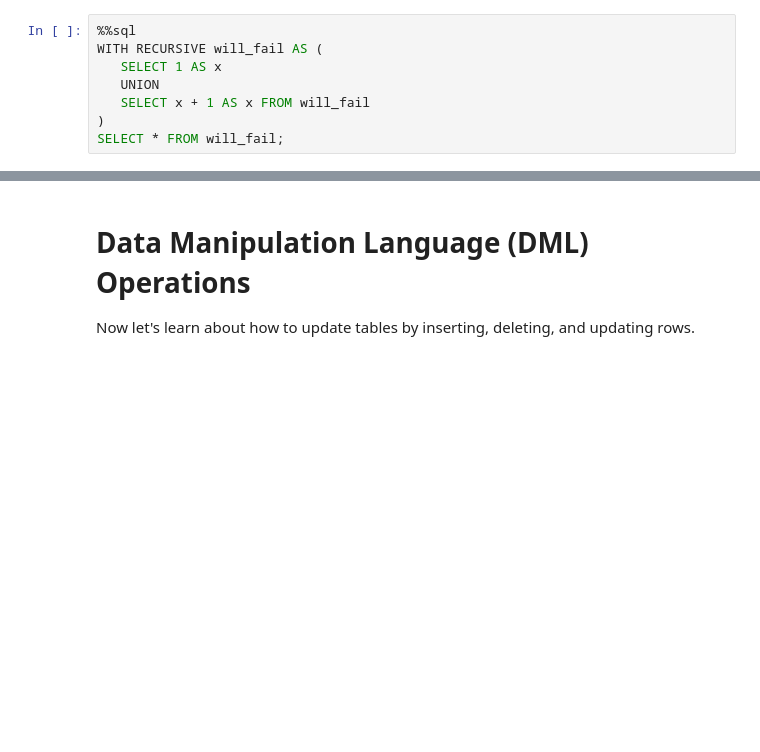
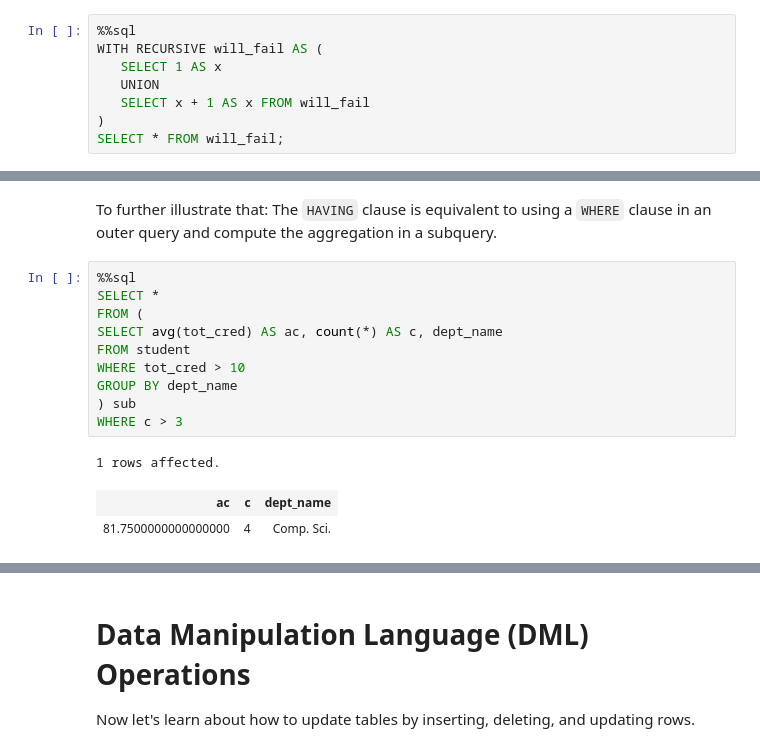
Before and after one commit to IITDBGroup/cs425, a Jupyter notebook: classnotebook-2017-Fall/CS425-2017-Notebook.ipynb, the cells around one changed output, grey strips where cells are left out. Drawn from its saved outputs; the diff is of its cells as text; blank space fills up the shorter version.

```diff
--- a/classnotebook-2017-Fall/CS425-2017-Notebook.ipynb
+++ b/classnotebook-2017-Fall/CS425-2017-Notebook.ipynb
@@ -789,0 +811,16 @@ SELECT * FROM will_fail;
+# %% [markdown]
+To further illustrate that: The `HAVING` clause is equivalent to using a `WHERE` clause in an outer query and compute the aggregation in a subquery.
+# %%
+%%sql
+SELECT *
+FROM (
+SELECT avg(tot_cred) AS ac, count(*) AS c, dept_name
+FROM student
+WHERE tot_cred > 10
+GROUP BY dept_name
+) sub
+WHERE c > 3
+# %% [output]
+1 rows affected.
+| ac | c | dept_name |
+| 81.7500000000000000 | 4 | Comp. Sci. |
```
Also changed, not shown: parts of 5 cells of this notebook.
